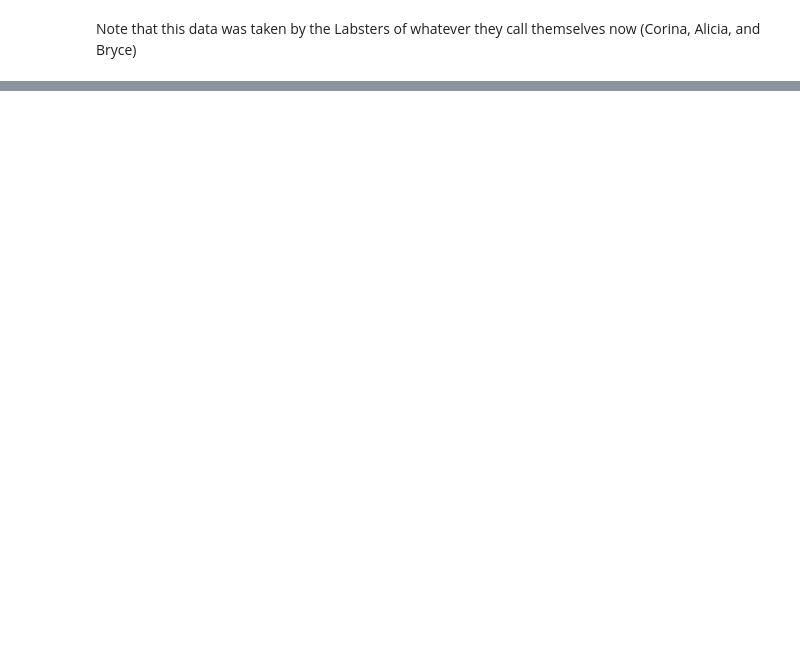
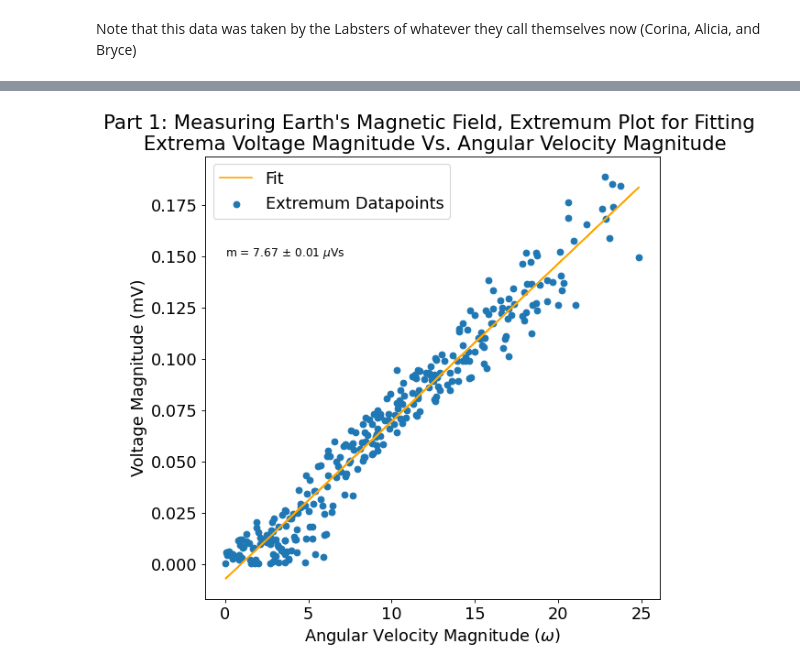
Before and after one commit to matthew-ding/physics5bl, a Jupyter notebook: Lab12/Lab12 Part1.ipynb, the cells around one changed output, grey strips where cells are left out. Drawn from its saved outputs; the diff is of its cells as text; code cells hidden in the pictures; blank space fills up the shorter version.

```diff
--- a/Lab12/Lab12 Part1.ipynb
+++ b/Lab12/Lab12 Part1.ipynb
@@ -42,0 +47,44 @@ plt.show()
+# %%
+n = 120
+
+# How many neighboring points to compare to for min/max criteria
+max_indices = sig.find_peaks(mV, distance=n)[0]
+min_indices = sig.find_peaks(-1*mV, distance=n)[0]
+
+mV_max = mV[max_indices]
+omega_max = omega[max_indices]
+time_max = time[max_indices]
+
+mV_min = mV[min_indices]
+omega_min = omega[min_indices]
+time_min = time[min_indices]
+# %%
+mV_extrema = np.concatenate((mV_max, mV_min))
+omega_extrema = np.concatenate((omega_max, omega_min))
+
+mV_extrema = np.abs(mV_extrema)
+omega_extrema = np.abs(omega_extrema)
+
+# Does the fit
+lin_opt, lin_cov = opt.curve_fit(f_lin, omega_extrema, mV_extrema)
+
+# Best fit values
+m, b = lin_opt
+dm, db = np.sqrt(np.diag(lin_cov))
+
+mV_pred = f_lin(omega_extrema, m, b)
+# %%
+fig1=plt.figure(figsize=(8, 8), dpi= 80, facecolor='w', edgecolor='k')
+plt.rcParams.update({'font.size': '16'})
+
+plt.title('Part 1: Measuring Earth\'s Magnetic Field, Extremum Plot for Fitting \n Extrema Voltage Magnitude Vs. Angular Velocity Magnitude')
+plt.plot(omega_extrema, mV_pred, color='orange', label='Fit')
+plt.scatter(omega_extrema, mV_extrema, label='Extremum Datapoints')
+plt.xlabel(r"Angular Velocity Magnitude ($\omega$)")
+plt.ylabel("Voltage Magnitude (mV)")
+plt.text(0,0.15, r'm = 7.67 ± 0.01 $\mu$Vs', fontsize=11)
+plt.legend()
+
+plt.show()
+# %% [output]
+[figure, added]
```
Also changed, not shown: parts of 8 cells of this notebook, 1 other file.
